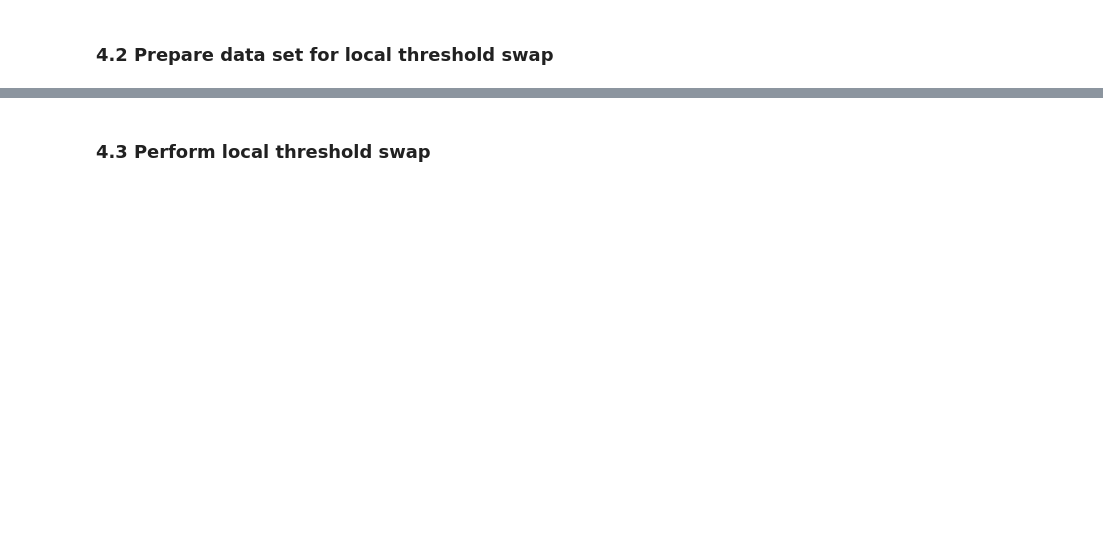
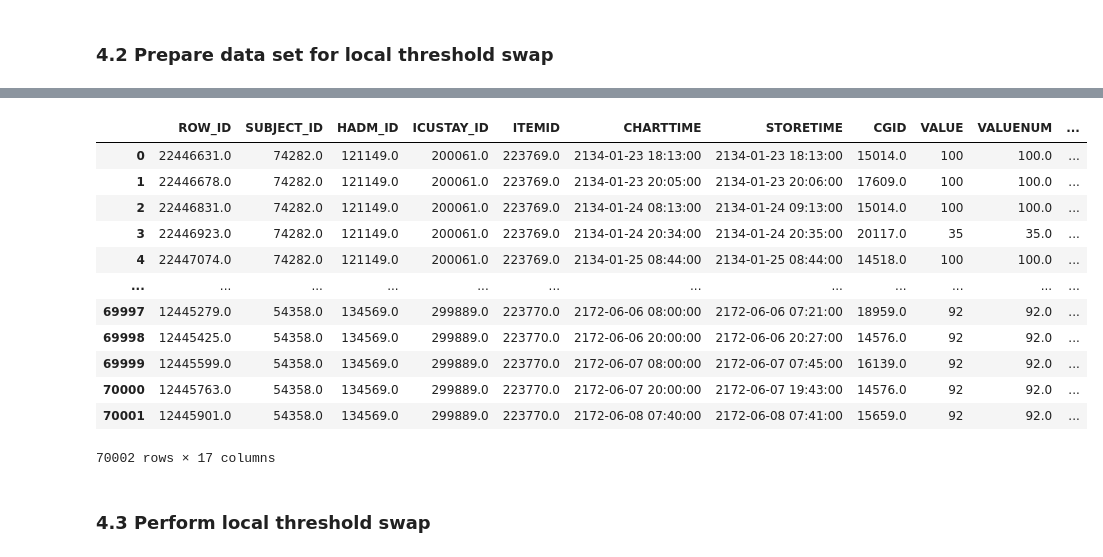
Before and after one commit to denise97/dhl2021, a Jupyter notebook: mimic_data_preprocessing/create_clean_chartevents.ipynb, the cells around one changed output, grey strips where cells are left out. Saved outputs shown, nothing was run; the diff lists cells and outputs as text; code cells hidden in the pictures; blank space fills up the shorter version.

```diff
--- a/mimic_data_preprocessing/create_clean_chartevents.ipynb
+++ b/mimic_data_preprocessing/create_clean_chartevents.ipynb
@@ -331,0 +122,5 @@ chartevents_cleaning_03_values_in_valid_range.to_parquet('../data/chartevents_cl
+# %%
+# Create data frame containing a list of the available ITEMIDs for each ICU stay
+itemids_per_icustay = chartevents_subset.groupby(['ICUSTAY_ID'])['ITEMID'].unique().apply(list).reset_index()
+itemids_per_icustay['ITEMID'] = itemids_per_icustay.ITEMID.apply(lambda x: sorted(x))
+display(itemids_per_icustay)
@@ -365,9 +539,9 @@ The output of this section is a data frame that includes the ICU stay/ vital par
 # %%
 import pandas as pd
 import pyarrow as pa
-
-# Read chartevents_cleaning_03_values_in_valid_range from parquet file
-chartevents_cleaning_03_values_in_valid_range = pd.read_parquet('../data/chartevents_cleaning_03_values_in_valid_range.parquet', engine='pyarrow')
+path_to_dir_chartevents_clean = './reportdata/'
+# Read chartevents_cleaning_03_measurements_in_valid_range from parquet file
+chartevents_cleaning_03_measurements_in_valid_range = pd.read_parquet(path_to_dir_chartevents_clean+'chartevents_cleaning_03_measurements_in_valid_range.parquet', engine='pyarrow')
 # %%
 import pandas as pd
 
@@ -384,15 +558,15 @@ max_threshold_high_per_icustay = pd.DataFrame(columns=['ICUSTAY_ID', 'THRESHOLD_
 for i, parameter in parameters.iterrows():
 
     # For current parameter, compute minimum value of high threshold for all ICU stays
-    min_threshold_high = chartevents_cleaning_03_values_in_valid_range[
-        chartevents_cleaning_03_values_in_valid_range['ITEMID'] == parameter['THRESHOLD_HIGH']
+    min_threshold_high = chartevents_cleaning_03_measurements_in_valid_range[
+        chartevents_cleaning_03_measurements_in_valid_range['ITEMID'] == parameter['THRESHOLD_HIGH']
         ].groupby(['ICUSTAY_ID','ITEMID'])['VALUENUM'].min()
     min_threshold_high = min_threshold_high.reset_index()
     min_threshold_high = min_threshold_high[['ICUSTAY_ID','VALUENUM']].rename(columns = {'VALUENUM':'THRESHOLD_HIGH_MIN'}).assign(ITEMID_VALUE=parameter.VALUE)
 
     # For current parameter, compute maximium value of low threshold for all ICU stays
-    max_threshold_low = chartevents_cleaning_03_values_in_valid_range[
-        chartevents_cleaning_03_values_in_valid_range['ITEMID'] == parameter['THRESHOLD_LOW']
+    max_threshold_low = chartevents_cleaning_03_measurements_in_valid_range[
+        chartevents_cleaning_03_measurements_in_valid_range['ITEMID'] == parameter['THRESHOLD_LOW']
         ].groupby(['ICUSTAY_ID','ITEMID'])['VALUENUM'].max()
     max_threshold_low = max_threshold_low.reset_index()
     max_threshold_low = max_threshold_low[['ICUSTAY_ID','VALUENUM']].rename(columns = {'VALUENUM':'THRESHOLD_LOW_MAX'}).assign(ITEMID_VALUE=parameter.VALUE)
@@ -423,14 +617,5 @@ threshold_swap_candidates.to_parquet('../data/threshold_swap_candidates.parquet'
 # %% [markdown]
 ### 4.2 Prepare data set for local threshold swap
-# %%
-import pandas as pd
-import pyarrow as pa
-
-# Read chartevents_cleaning_03_values_in_valid_range from parquet file
-chartevents_cleaning_03_values_in_valid_range = pd.read_parquet('../data/chartevents_cleaning_03_values_in_valid_range.parquet', engine='pyarrow')
-
-# Read threshold_swap_candidates from parquet file
-threshold_swap_candidates = pd.read_parquet('../data/threshold_swap_candidates.parquet', engine='pyarrow')
 # %%
 # The threshold_swap_candidates data frame contains only the ITEMIDs of the vital sign values, not the ITEMIDs of the associated thresholds.
 # To facilitate the subsequent subsetting of the CHARTEVENTS data frame, auxiliary data frames are created with the threshold ITEMIDs.
@@ -469,4 +668,18 @@ display(threshold_swap_filter)
 # %%
-# Filter the chartevents_cleaning_03_values_in_valid_range based on the threshold_swap_filter
-threshold_swap_data = pd.merge(chartevents_cleaning_03_values_in_valid_range,threshold_swap_filter)
+# Filter the chartevents_cleaning_03_measurements_in_valid_range based on the threshold_swap_filter
+threshold_swap_data = pd.merge(chartevents_cleaning_03_measurements_in_valid_range,threshold_swap_filter)
 display(threshold_swap_data)
+# %% [output]
+|  | ROW_ID | SUBJECT_ID | HADM_ID | ICUSTAY_ID | ITEMID | CHARTTIME | STORETIME | CGID | VALUE | VALUENUM | ... |
+| 0 | 22446631.0 | 74282.0 | 121149.0 | 200061.0 | 223769.0 | 2134-01-23 18:13:00 | 2134-01-23 18:13:00 | 15014.0 | 100 | 100.0 | ... |
+| 1 | 22446678.0 | 74282.0 | 121149.0 | 200061.0 | 223769.0 | 2134-01-23 20:05:00 | 2134-01-23 20:06:00 | 17609.0 | 100 | 100.0 | ... |
+| 2 | 22446831.0 | 74282.0 | 121149.0 | 200061.0 | 223769.0 | 2134-01-24 08:13:00 | 2134-01-24 09:13:00 | 15014.0 | 100 | 100.0 | ... |
+| 3 | 22446923.0 | 74282.0 | 121149.0 | 200061.0 | 223769.0 | 2134-01-24 20:34:00 | 2134-01-24 20:35:00 | 20117.0 | 35 | 35.0 | ... |
+| 4 | 22447074.0 | 74282.0 | 121149.0 | 200061.0 | 223769.0 | 2134-01-25 08:44:00 | 2134-01-25 08:44:00 | 14518.0 | 100 | 100.0 | ... |
+| ... | ... | ... | ... | ... | ... | ... | ... | ... | ... | ... | ... |
+| 69997 | 12445279.0 | 54358.0 | 134569.0 | 299889.0 | 223770.0 | 2172-06-06 08:00:00 | 2172-06-06 07:21:00 | 18959.0 | 92 | 92.0 | ... |
+| 69998 | 12445425.0 | 54358.0 | 134569.0 | 299889.0 | 223770.0 | 2172-06-06 20:00:00 | 2172-06-06 20:27:00 | 14576.0 | 92 | 92.0 | ... |
+| 69999 | 12445599.0 | 54358.0 | 134569.0 | 299889.0 | 223770.0 | 2172-06-07 08:00:00 | 2172-06-07 07:45:00 | 16139.0 | 92 | 92.0 | ... |
+| 70000 | 12445763.0 | 54358.0 | 134569.0 | 299889.0 | 223770.0 | 2172-06-07 20:00:00 | 2172-06-07 19:43:00 | 14576.0 | 92 | 92.0 | ... |
+| 70001 | 12445901.0 | 54358.0 | 134569.0 | 299889.0 | 223770.0 | 2172-06-08 07:40:00 | 2172-06-08 07:41:00 | 15659.0 | 92 | 92.0 | ... |
+70002 rows × 17 columns
```
Also changed, not shown: parts of 79 cells of this notebook.
